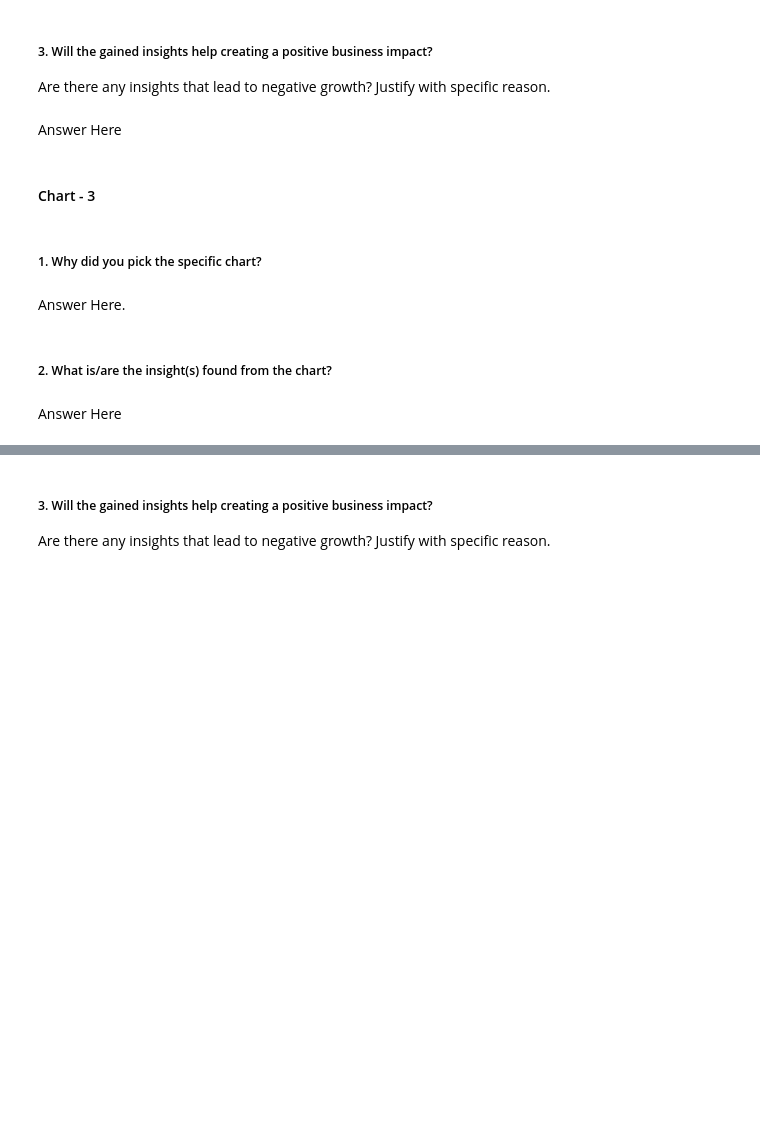
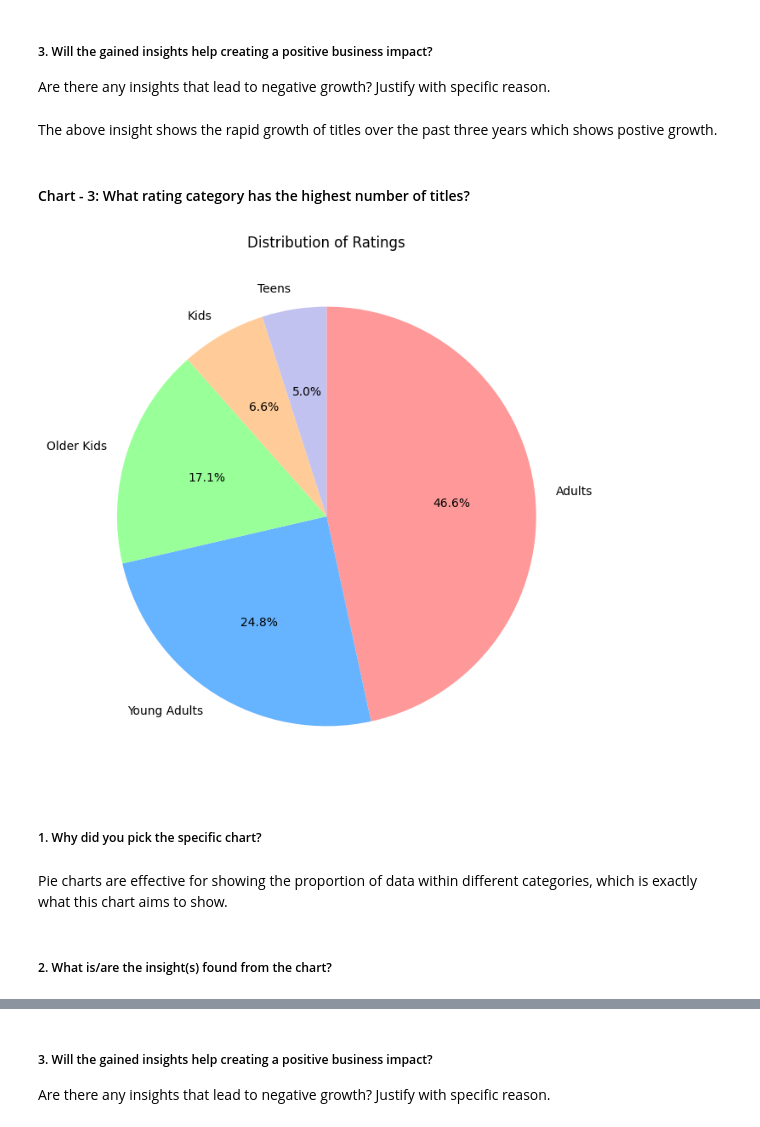
Before and after one commit to DevanshA2511/Netflix-Movies-And-TV-Shows-Clustering-Project, a Jupyter notebook: Netflix_Movies_And_TV_Shows_Clustering_Project.ipynb, the cells around one changed output, grey strips where cells are left out. Drawn from its saved outputs; the diff is of its cells as text; code cells hidden in the pictures; blank space fills up the shorter version.

```diff
--- a/Netflix_Movies_And_TV_Shows_Clustering_Project.ipynb
+++ b/Netflix_Movies_And_TV_Shows_Clustering_Project.ipynb
@@ -345,7 +399,3 @@ Answer Here
 # %% [markdown]
 ##### 3. Will the gained insights help creating a positive business impact?
 Are there any insights that lead to negative growth? Justify with specific reason.
-# %% [markdown]
-Answer Here
-# %% [markdown]
-#### Chart - 3
@@ -354,8 +402,27 @@ Answer Here
+# %% [markdown]
+The above insight shows the rapid growth of titles over the past three years which shows postive growth.
+# %% [markdown]
+#### Chart - 3: What rating category has the highest number of titles?
+# %%
+# Chart - 3 visualization code
+# Getting the value counts for the 'rating' column
+df_rating = df['rating'].value_counts()
+colors = ['#ff9999', '#66b3ff', '#99ff99', '#ffcc99', '#c2c2f0', '#ffb3e6', '#c2f0c2', '#ffb366']
+
+# Creating a pie chart with the lighter colors
+plt.figure(figsize=(8, 8))
+plt.pie(df_rating.values, labels=df_rating.index, autopct='%1.1f%%', startangle=90, counterclock=False, colors=colors)
+
+# Adding a title to the chart
+plt.title('Distribution of Ratings')
+
+# Displaying the pie chart
+plt.show()
+# %% [output]
+[figure, added]
 # %% [markdown]
 ##### 1. Why did you pick the specific chart?
-# %% [markdown]
-Answer Here.
+# %% [markdown]
+Pie charts are effective for showing the proportion of data within different categories, which is exactly what this chart aims to show.
 # %% [markdown]
 ##### 2. What is/are the insight(s) found from the chart?
-# %% [markdown]
-Answer Here
```
Also changed, not shown: parts of 64 cells of this notebook.
